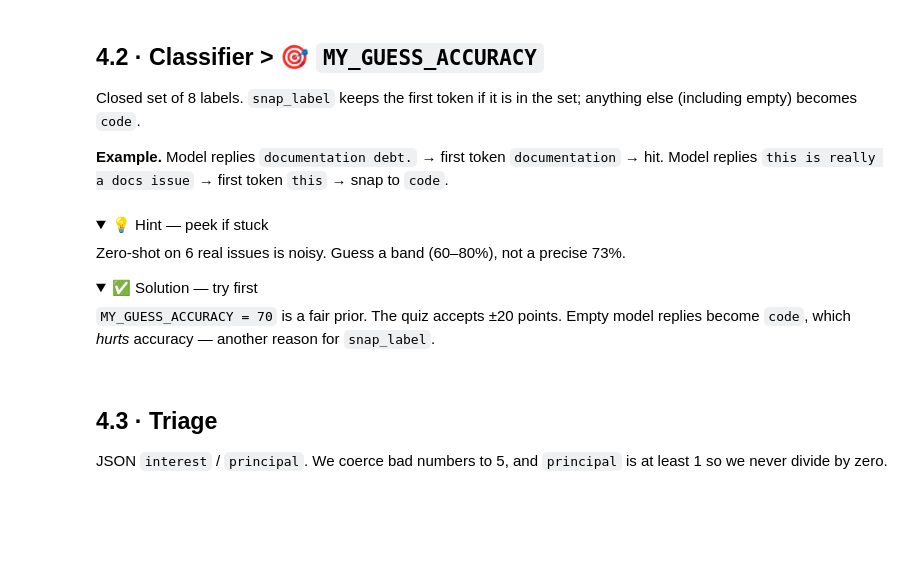
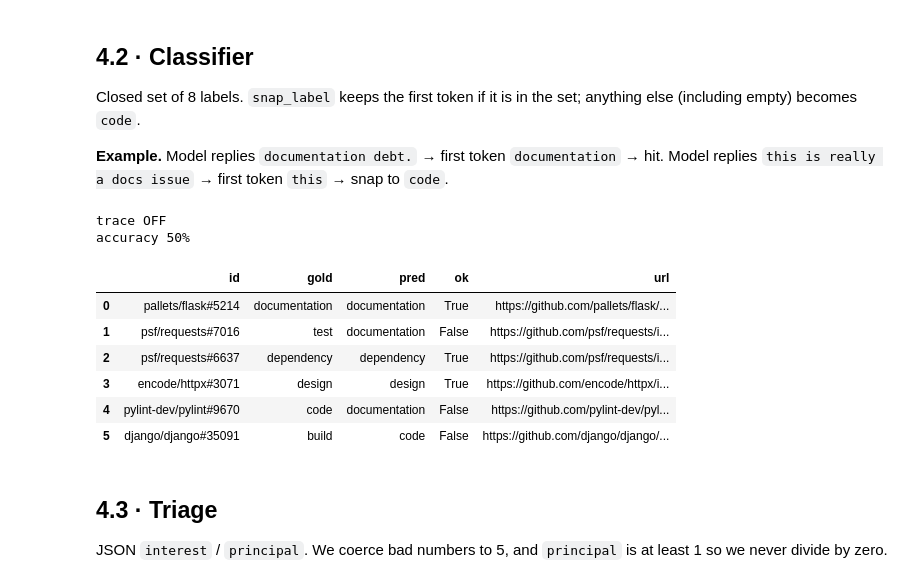
Before and after one commit to KarthikShivasankar/LLMA4SE-Workshop4, a Jupyter notebook: LLMA4SE_Workshop4_Colab.ipynb, the cells around one changed output. Saved outputs shown, nothing was run; the diff lists cells and outputs as text; code cells hidden in the pictures; folded sections open; blank space fills up the shorter version.

```diff
--- a/LLMA4SE_Workshop4_Colab.ipynb
+++ b/LLMA4SE_Workshop4_Colab.ipynb
@@ -380,12 +0,0 @@ The string `unsign` is 6 chars and usually 1–2 tokens. `usage is None` is norm
-# %%
-probe = "def unsign(self, signed_value, max_age=None):"
-kwargs = {"model": model_name(), "messages": [{"role": "user", "content": f"Repeat exactly: {probe}"}]}
-kwargs["max_completion_tokens" if is_reasoning_model() else "max_tokens"] = 80
-r = make_client().chat.completions.create(**kwargs)
-u = r.usage
-print("chars sent", len(probe))
-if u is None:
-    print("usage: None (OpenRouter omitted it — fine)")
-else:
-    print("tokens in/out", u.prompt_tokens, u.completion_tokens)
-print("reply:", (r.choices[0].message.content or "")[:80])
@@ -458,13 +0,0 @@ and overlays `timed.py`, so `import itsdangerous` still resolves.
-# %%
-paths = fetch_patients(WORKDIR / "patients")
-PATIENT_PY = paths["PATIENT_PY"]
-PATIENT_TESTS = paths["PATIENT_TESTS"]
-ML_PATIENT_DIR = paths["ML_PATIENT_DIR"]
-ITSD_ROOT = paths.get("ITSD_ROOT") or str(pathlib.Path(PATIENT_PY).parents[2])
-print(PATIENT_PY)
-print(PATIENT_TESTS)
-print(ML_PATIENT_DIR)
-print(ITSD_ROOT)
-r = subprocess.run([sys.executable, "-m", "pytest", PATIENT_TESTS, "-q"], capture_output=True, text=True)
-print(r.stdout[-400:] or r.stderr[-400:])
-print("pytest exit", r.returncode)
@@ -1242,48 +2151,44 @@ print(len(ISSUES), "real issues")
 # %% [markdown]
-## 4.2 · Classifier  > 🎯 `MY_GUESS_ACCURACY`
-Closed set of 8 labels. `snap_label` keeps the first token if it is in the set; anything else (including empty) becomes `code`.
+## 4.2 · Classifier
+Closed set of 8 labels. `snap_label` keeps the first token if it is in the set; anything else
+(including empty) becomes `code`.
 
 **Example.** Model replies `documentation debt.` → first token `documentation` → hit.
 Model replies `this is really a docs issue` → first token `this` → snap to `code`.
-# %% [markdown]
-<details>
-<summary>💡 Hint — peek if stuck</summary>
-
-Zero-shot on 6 real issues is noisy. Guess a band (60–80%), not a precise 73%.
-
-</details>
-
-<details>
-<summary>✅ Solution — try first</summary>
-
-`MY_GUESS_ACCURACY = 70` is a fair prior. The quiz accepts ±20 points. Empty model replies become `code`, which *hurts* accuracy — another reason for `snap_label`.
-
-</details>
 # %%
-MY_GUESS_ACCURACY = 70
+set_trace(False)  # 6 issues × several calls — keep the table readable
 LABELS = ["design", "code", "test", "documentation", "dependency", "build", "defect", "requirement"]
 CLASSIFIER_PROMPT = f"Classify the issue. Reply with ONE word from: {', '.join(LABELS)}."
 
 def classify_issue(text: str) -> str:
     reply = llm(f"ISSUE:\n{text}\nLabel:", system_prompt=CLASSIFIER_PROMPT,
                 max_new_tokens=16, temperature=0.0)
     return snap_label(reply, LABELS)
 
 import pandas as pd
 rows = []
 for issue in ISSUES:
     pred = classify_issue(issue["text"])
     rows.append({"id": issue["id"], "gold": issue["gold"], "pred": pred,
                  "ok": pred == issue["gold"], "url": issue["url"]})
 df = pd.DataFrame(rows)
 acc = float(df["ok"].mean())
 print(f"accuracy {acc:.0%}")
-quiz("zero-shot accuracy %", MY_GUESS_ACCURACY, lambda g: abs(g - acc * 100) <= 20,
-     "Closed label set + snap_label. Empty model replies become 'code', not a crash.")
 df
+# %% [output]
+trace OFF
+accuracy 50%
+|  | id | gold | pred | ok | url |
+| 0 | pallets/flask#5214 | documentation | documentation | True | https://github.com/pallets/flask/... |
+| 1 | psf/requests#7016 | test | documentation | False | https://github.com/psf/requests/i... |
+| 2 | psf/requests#6637 | dependency | dependency | True | https://github.com/psf/requests/i... |
+| 3 | encode/httpx#3071 | design | design | True | https://github.com/encode/httpx/i... |
+| 4 | pylint-dev/pylint#9670 | code | documentation | False | https://github.com/pylint-dev/pyl... |
+| 5 | django/django#35091 | build | code | False | https://github.com/django/django/... |
 # %% [markdown]
 ## 4.3 · Triage
-JSON `interest` / `principal`. We coerce bad numbers to 5, and `principal` is at least 1 so we never divide by zero.
+JSON `interest` / `principal`. We coerce bad numbers to 5, and `principal` is at least 1
+so we never divide by zero.
 # %%
 TRIAGE_PROMPT = '''Score technical debt. Reply JSON {"interest":1-10,"principal":1-10,"rationale":"..."}.'''
 
```
Also changed, not shown: parts of 116 cells of this notebook, 25 other files.
